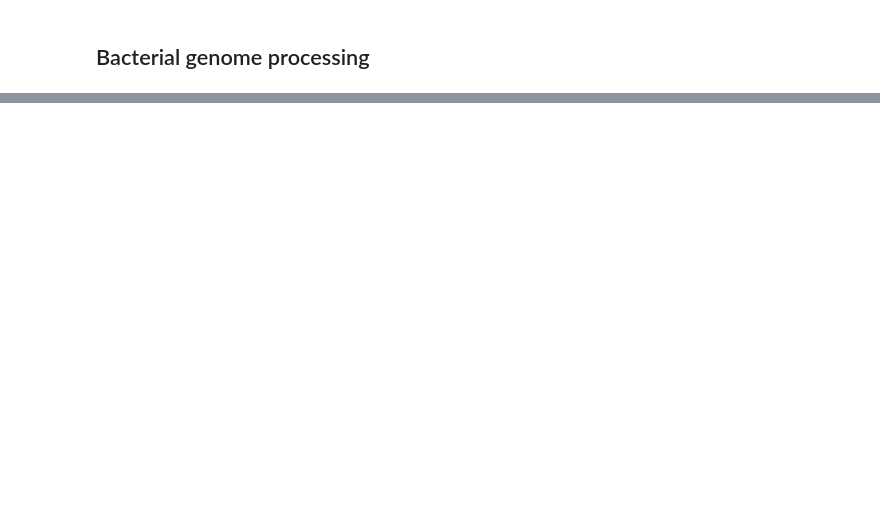
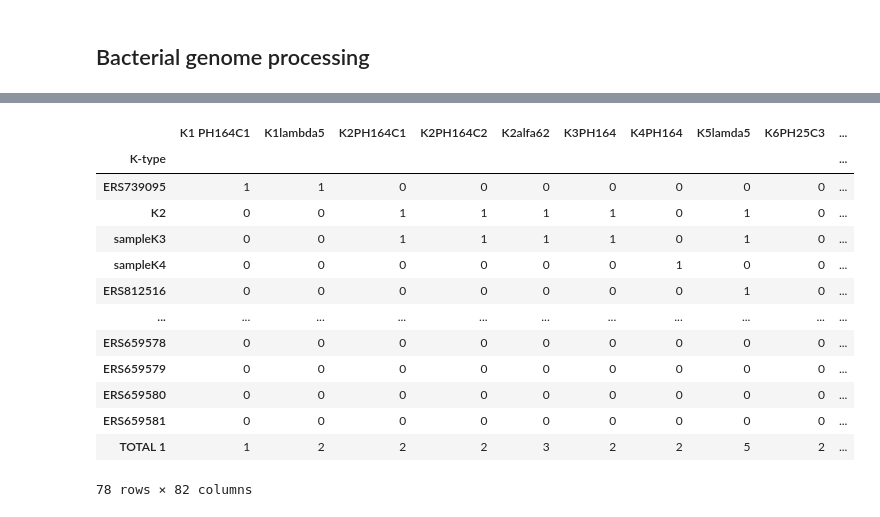
Before and after one commit to dimiboeckaerts/PhageHostLearn, a Jupyter notebook: processing/phagehostpredict_processing_nb.ipynb, the cells around one changed output, grey strips where cells are left out. Cells and saved outputs as stored; diff of their text form; code cells hidden in the pictures; blank space fills up the shorter version.

```diff
--- a/processing/phagehostpredict_processing_nb.ipynb
+++ b/processing/phagehostpredict_processing_nb.ipynb
@@ -354,2 +345,21 @@ pd.DataFrame(serotypes, columns=['sero']).to_csv(klebsiella_dir+'/kaptive_seroty
+# %%
+IM = pd.read_excel(valencia_dir+'/klebsiella_phage_host_interactions.xlsx', index_col=0, header=0)
+# %%
+IM
+# %% [output]
+|  | K1 PH164C1 | K1lambda5 | K2PH164C1 | K2PH164C2 | K2alfa62 | K3PH164 | K4PH164 | K5lamda5 | K6PH25C3 | ... |
+| K-type |  |  |  |  |  |  |  |  |  | ... |
+| ERS739095 | 1 | 1 | 0 | 0 | 0 | 0 | 0 | 0 | 0 | ... |
+| K2 | 0 | 0 | 1 | 1 | 1 | 1 | 0 | 1 | 0 | ... |
+| sampleK3 | 0 | 0 | 1 | 1 | 1 | 1 | 0 | 1 | 0 | ... |
+| sampleK4 | 0 | 0 | 0 | 0 | 0 | 0 | 1 | 0 | 0 | ... |
+| ERS812516 | 0 | 0 | 0 | 0 | 0 | 0 | 0 | 1 | 0 | ... |
+| ... | ... | ... | ... | ... | ... | ... | ... | ... | ... | ... |
+| ERS659578 | 0 | 0 | 0 | 0 | 0 | 0 | 0 | 0 | 0 | ... |
+| ERS659579 | 0 | 0 | 0 | 0 | 0 | 0 | 0 | 0 | 0 | ... |
+| ERS659580 | 0 | 0 | 0 | 0 | 0 | 0 | 0 | 0 | 0 | ... |
+| ERS659581 | 0 | 0 | 0 | 0 | 0 | 0 | 0 | 0 | 0 | ... |
+| TOTAL 1 | 1 | 2 | 2 | 2 | 3 | 2 | 2 | 5 | 2 | ... |
+78 rows × 82 columns
 # %%
 IM = pd.read_excel(valencia_dir+'/klebsiella_phage_host_interactions.xlsx', index_col=0, header=0)
```
Also changed, not shown: parts of 43 cells of this notebook, 1 other file.
